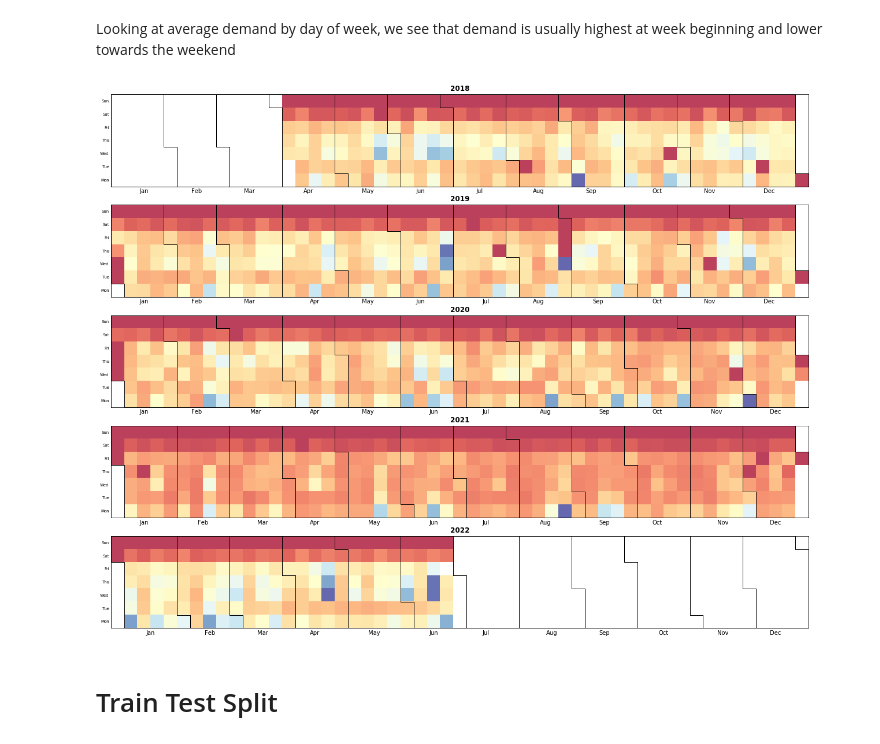
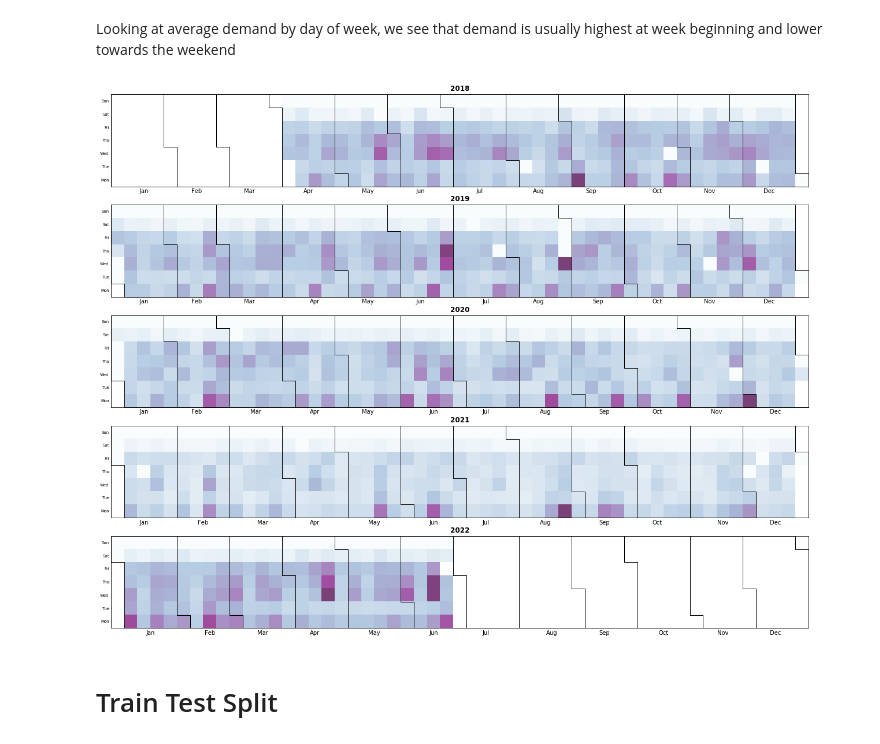
Before and after one commit to ininjame/pythonproj, a Jupyter notebook: data_analysis/forecast_sugiyama.ipynb, the cells around one changed output. Cells and saved outputs as stored; diff of their text form; code cells hidden in the pictures.

Commit message:
add calmap

```diff
--- a/data_analysis/forecast_sugiyama.ipynb
+++ b/data_analysis/forecast_sugiyama.ipynb
@@ -89,13 +89,13 @@ grouped.plot(figsize=(15,5))
 # %%
 year = 2018
 fig, axes = plt.subplots(5,1,figsize=(30,17))
 for i in range(5):
     inp_raw = df_proc[df_proc["year"]==year].qty.copy()
     inp = create_input(inp_raw,year)
-    calmap(axes[i], year, inp)
+    calmap(axes[i], year, inp, col_map='BuPu')
     year+=1
 # %% [output]
-[figure, old version]
+[figure, new version]
 # %% [markdown]
 # Train Test Split
 # %%
```
Also changed, not shown: 1 other file.
